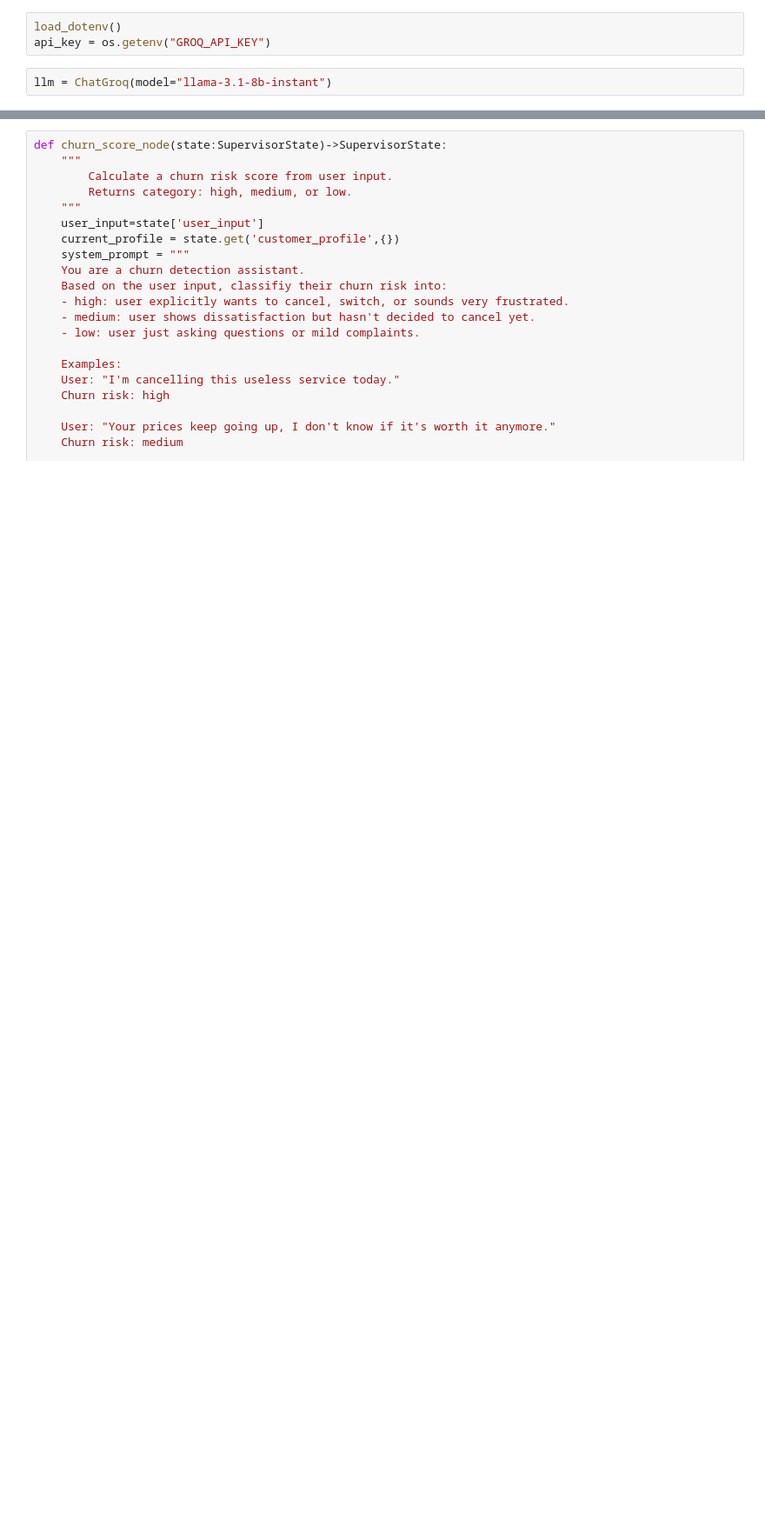
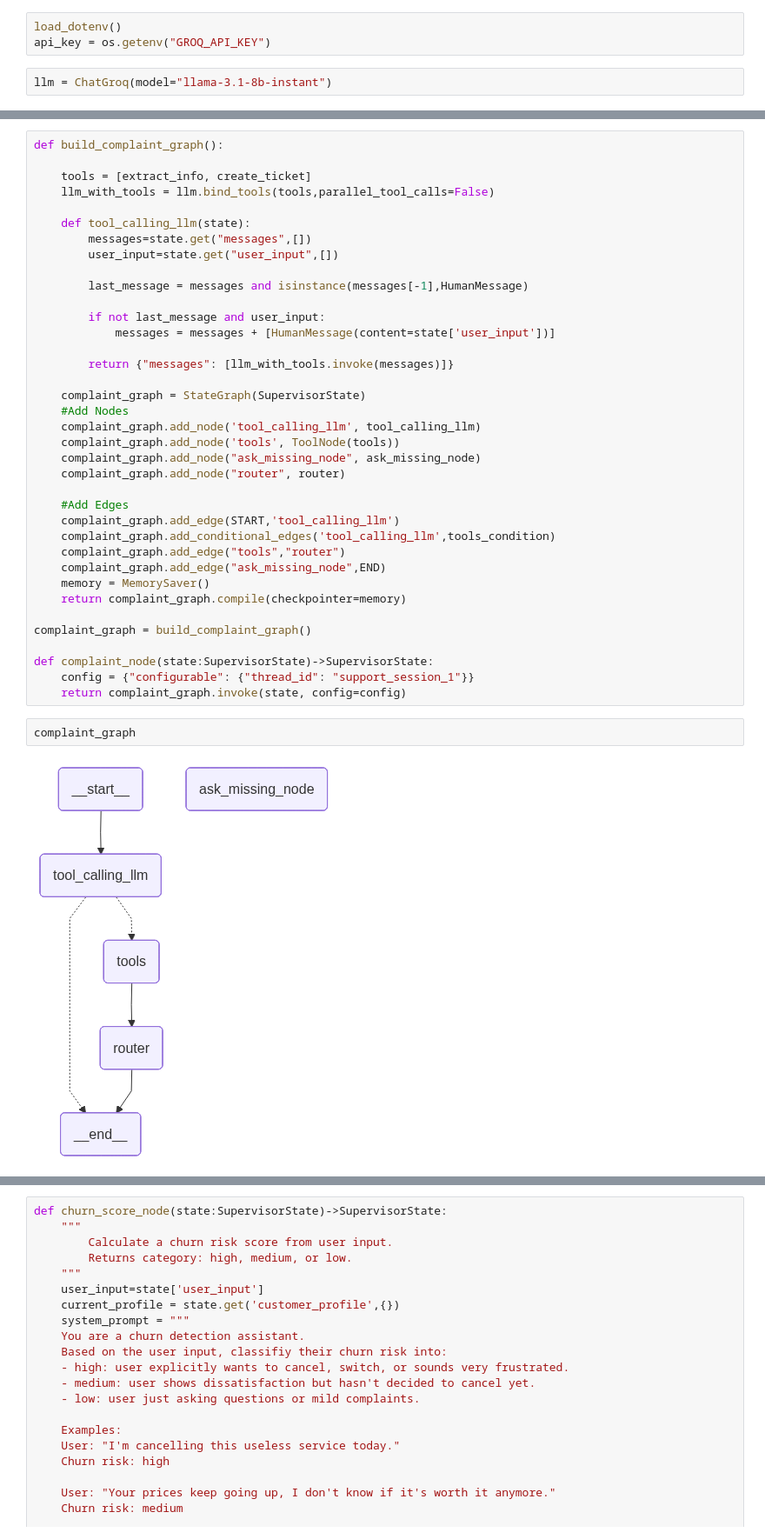
Before and after one commit to abhijitdeshpande83/GenAI, a Jupyter notebook: Customer Support System/notebooks/customer-retention-orchestrator.ipynb, the cells around one changed output, grey strips where cells are left out. Shown at 87% size. Saved outputs shown, nothing was run; the diff lists cells and outputs as text; blank space fills up the shorter version.

Commit message:
feat: reverse back to node logic from tools

```diff
--- a/Customer Support System/notebooks/customer-retention-orchestrator.ipynb
+++ b/Customer Support System/notebooks/customer-retention-orchestrator.ipynb
@@ -250,0 +213,41 @@ def router_node(state:SupervisorState)->SupervisorState:
+# %%
+def build_complaint_graph():
+
+    tools = [extract_info, create_ticket]
+    llm_with_tools = llm.bind_tools(tools,parallel_tool_calls=False)
+
+    def tool_calling_llm(state):
+        messages=state.get("messages",[])
+        user_input=state.get("user_input",[])
+
+        last_message = messages and isinstance(messages[-1],HumanMessage)
+
+        if not last_message and user_input:
+            messages = messages + [HumanMessage(content=state['user_input'])]
+
+        return {"messages": [llm_with_tools.invoke(messages)]}
+
+    complaint_graph = StateGraph(SupervisorState)
+    #Add Nodes
+    complaint_graph.add_node('tool_calling_llm', tool_calling_llm)
+    complaint_graph.add_node('tools', ToolNode(tools))
+    complaint_graph.add_node("ask_missing_node", ask_missing_node)
+    complaint_graph.add_node("router", router)
+
+    #Add Edges
+    complaint_graph.add_edge(START,'tool_calling_llm')
+    complaint_graph.add_conditional_edges('tool_calling_llm',tools_condition)
+    complaint_graph.add_edge("tools","router")
+    complaint_graph.add_edge("ask_missing_node",END)
+    memory = MemorySaver()
+    return complaint_graph.compile(checkpointer=memory)
+
+complaint_graph = build_complaint_graph()
+
+def complaint_node(state:SupervisorState)->SupervisorState:
+    config = {"configurable": {"thread_id": "support_session_1"}}
+    return complaint_graph.invoke(state, config=config)
+# %%
+complaint_graph
+# %% [output]
+[figure, added]
```
Also changed, not shown: parts of 14 cells of this notebook.
